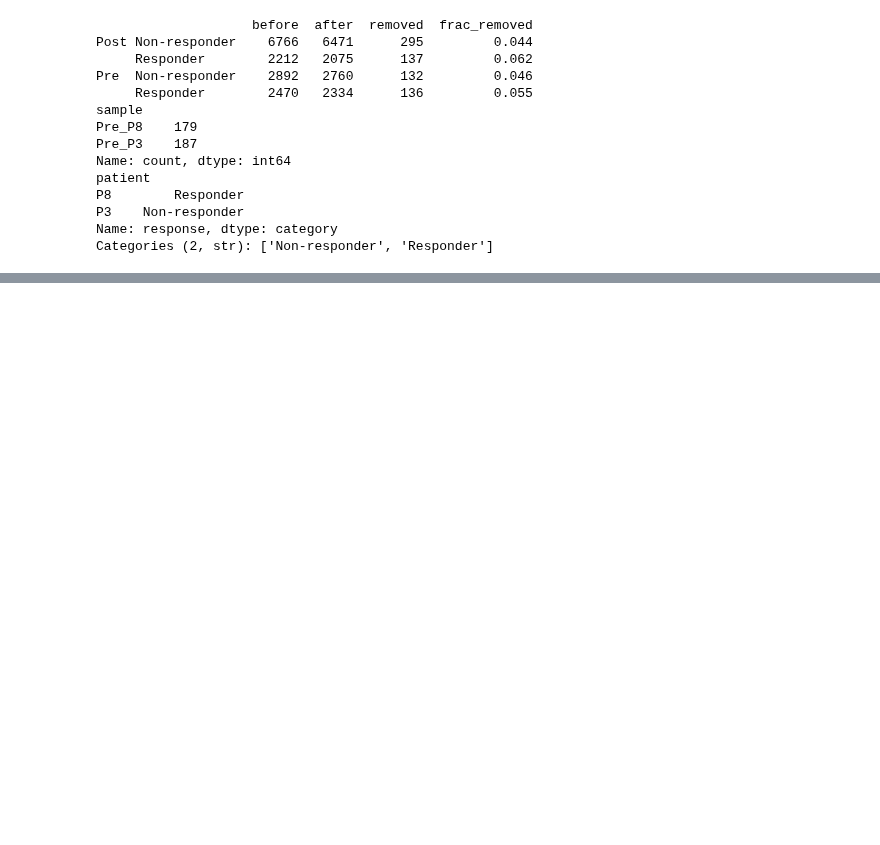
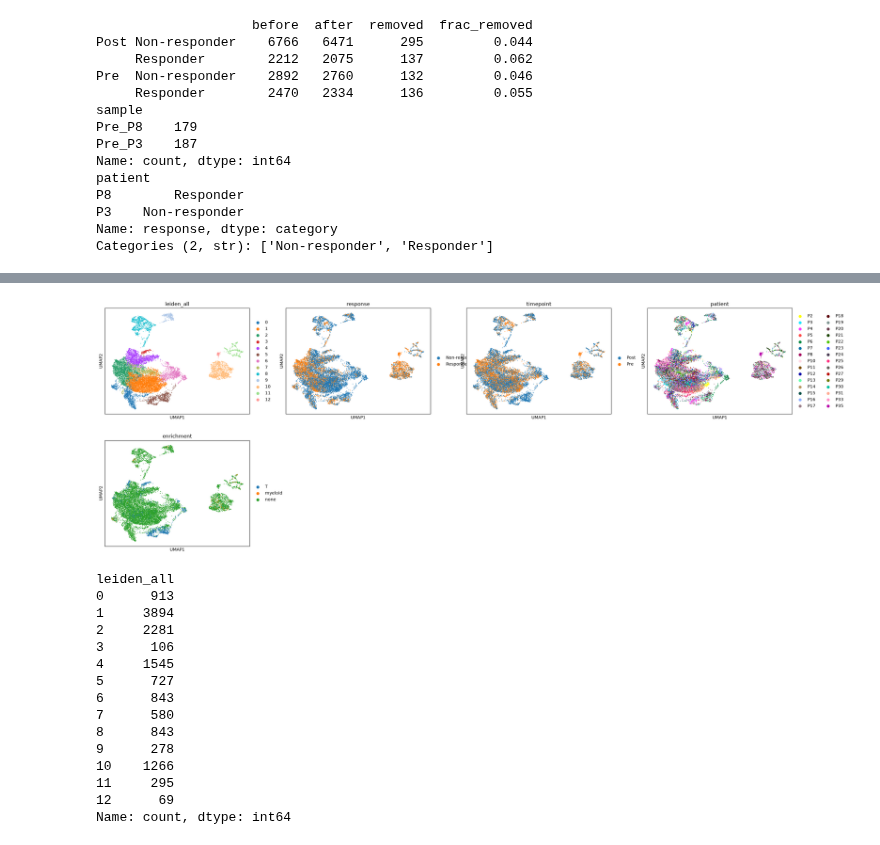
Before and after one commit to layakhosravi77-creator/melanoma-scrna-analysis, a Jupyter notebook: notebooks/GSE120575.ipynb, the cells around one changed output, grey strips where cells are left out. Cells and saved outputs as stored; diff of their text form; code cells hidden in the pictures; blank space fills up the shorter version.

```diff
--- a/notebooks/GSE120575.ipynb
+++ b/notebooks/GSE120575.ipynb
@@ -638,0 +659,33 @@ Categories (2, str): ['Non-responder', 'Responder']
+# %%
+USE_HARMONY = False   # set True only if UMAP shows patient-driven islands within a cell type
+
+if USE_HARMONY:       # requires: uv pip install harmonypy
+    sc.external.pp.harmony_integrate(adata, key="patient")
+    REP = "X_pca_harmony"
+else:
+    REP = "X_pca"
+
+sc.pp.neighbors(adata, n_neighbors=15, n_pcs=30, use_rep=REP)
+sc.tl.umap(adata)
+sc.tl.leiden(adata, resolution=0.5, key_added="leiden_all",
+             flavor="igraph", n_iterations=2, directed=False)
+
+sc.pl.umap(adata, color=["leiden_all", "response", "timepoint", "patient", "enrichment"])
+print(adata.obs["leiden_all"].value_counts().sort_index())
+# %% [output]
+[figure, added]
+leiden_all
+0      913
+1     3894
+2     2281
+3      106
+4     1545
+5      727
+6      843
+7      580
+8      843
+9      278
+10    1266
+11     295
+12      69
+Name: count, dtype: int64
```
Also changed, not shown: parts of 6 cells of this notebook, 4 other files.
